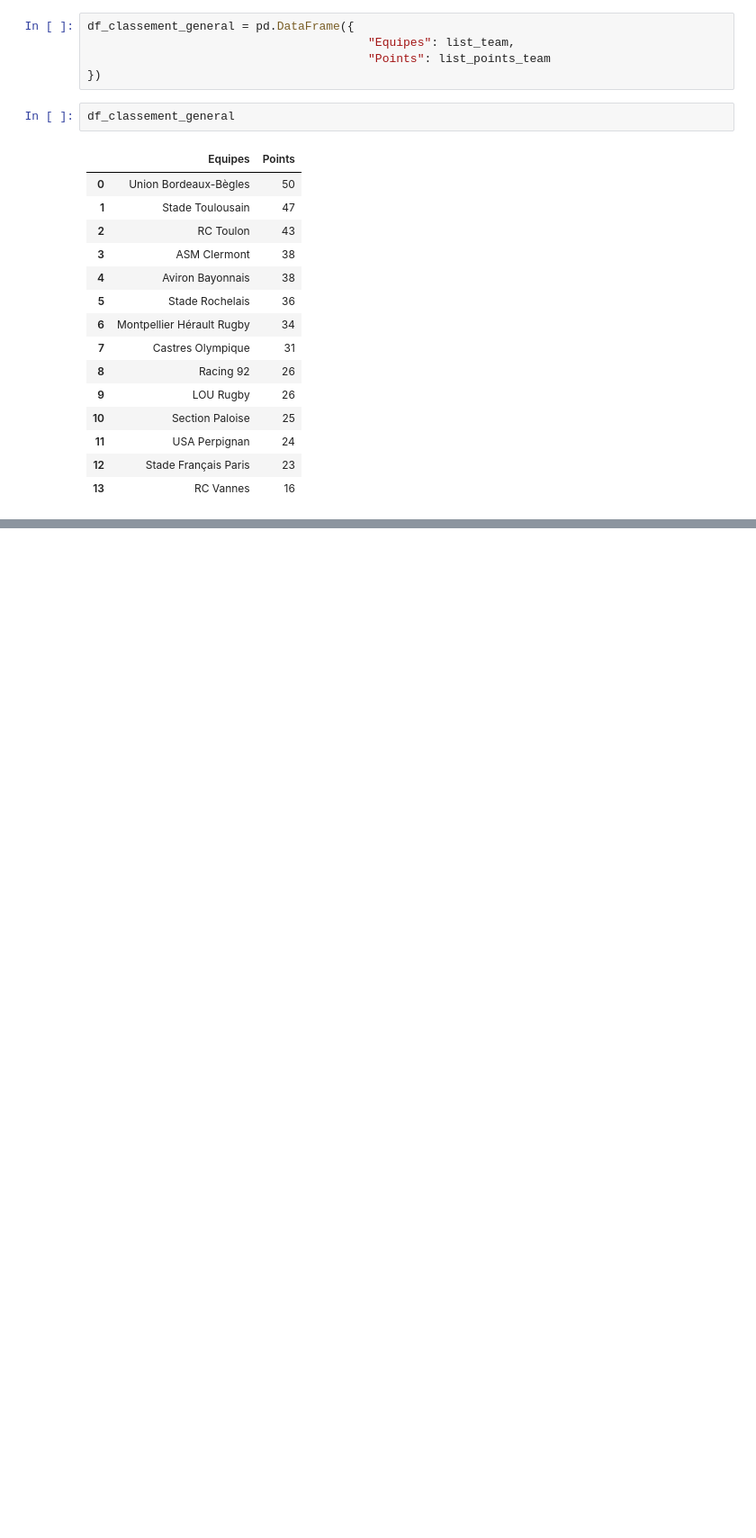
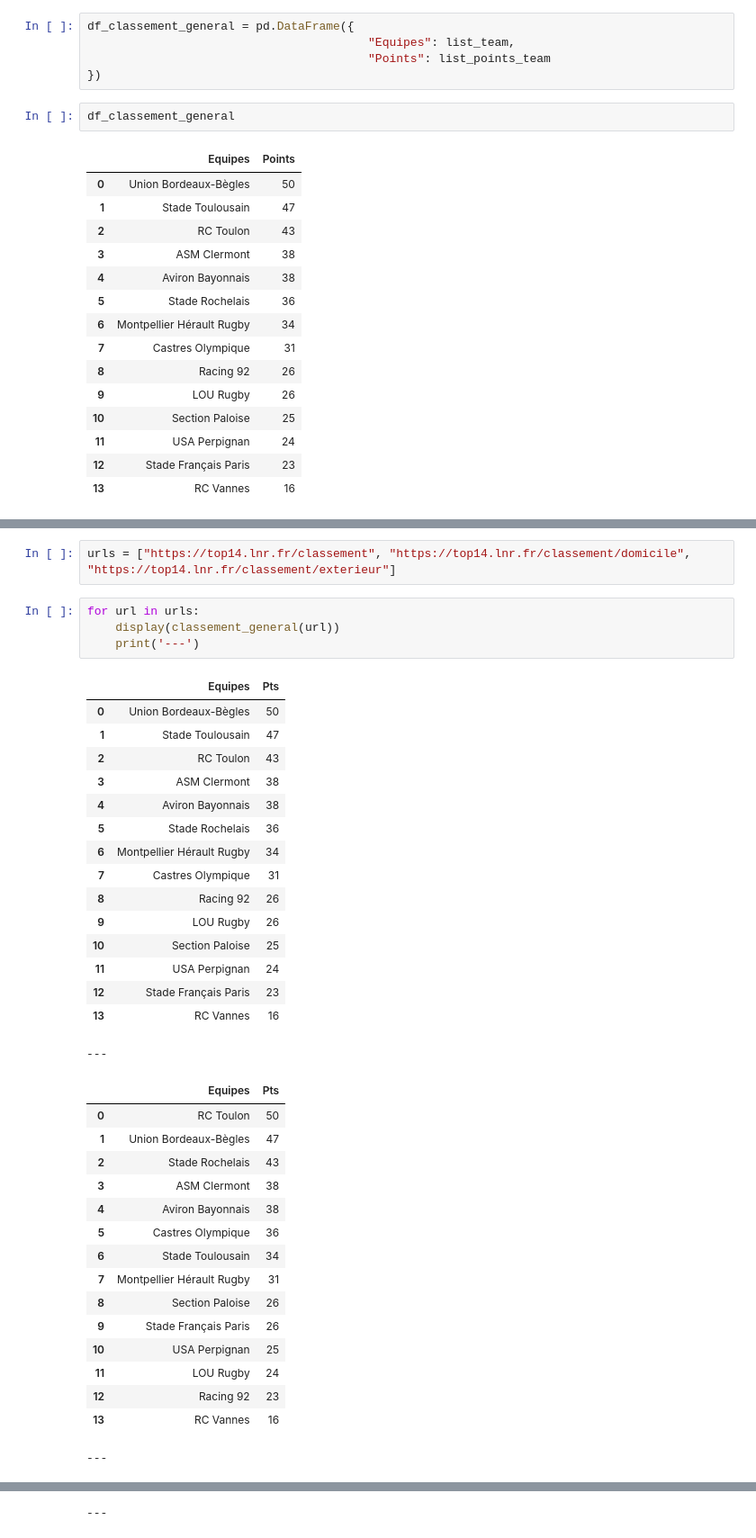
Before and after one commit to gentalex/rugby3, a Jupyter notebook: Stats_classement_aurel.ipynb, the cells around one changed output, grey strips where cells are left out. Shown at 90% size. Saved outputs shown, nothing was run; the diff lists cells and outputs as text; blank space fills up the shorter version.

```diff
--- a/Stats_classement_aurel.ipynb
+++ b/Stats_classement_aurel.ipynb
@@ -188,0 +220,39 @@ fn_scrap_nom_equipes(url)
+# %%
+urls = ["https://top14.lnr.fr/classement", "https://top14.lnr.fr/classement/domicile", "https://top14.lnr.fr/classement/exterieur"]
+# %%
+for url in urls:
+    display(classement_general(url))
+    print('---')
+# %% [output]
+|  | Equipes | Pts |
+| 0 | Union Bordeaux-Bègles | 50 |
+| 1 | Stade Toulousain | 47 |
+| 2 | RC Toulon | 43 |
+| 3 | ASM Clermont | 38 |
+| 4 | Aviron Bayonnais | 38 |
+| 5 | Stade Rochelais | 36 |
+| 6 | Montpellier Hérault Rugby | 34 |
+| 7 | Castres Olympique | 31 |
+| 8 | Racing 92 | 26 |
+| 9 | LOU Rugby | 26 |
+| 10 | Section Paloise | 25 |
+| 11 | USA Perpignan | 24 |
+| 12 | Stade Français Paris | 23 |
+| 13 | RC Vannes | 16 |
+---
+|  | Equipes | Pts |
+| 0 | RC Toulon | 50 |
+| 1 | Union Bordeaux-Bègles | 47 |
+| 2 | Stade Rochelais | 43 |
+| 3 | ASM Clermont | 38 |
+| 4 | Aviron Bayonnais | 38 |
+| 5 | Castres Olympique | 36 |
+| 6 | Stade Toulousain | 34 |
+| 7 | Montpellier Hérault Rugby | 31 |
+| 8 | Section Paloise | 26 |
+| 9 | Stade Français Paris | 26 |
+| 10 | USA Perpignan | 25 |
+| 11 | LOU Rugby | 24 |
+| 12 | Racing 92 | 23 |
+| 13 | RC Vannes | 16 |
+---
@@ -188,0 +274 @@ fn_scrap_nom_equipes(url)
+---
```
Also changed, not shown: parts of 6 cells of this notebook.
